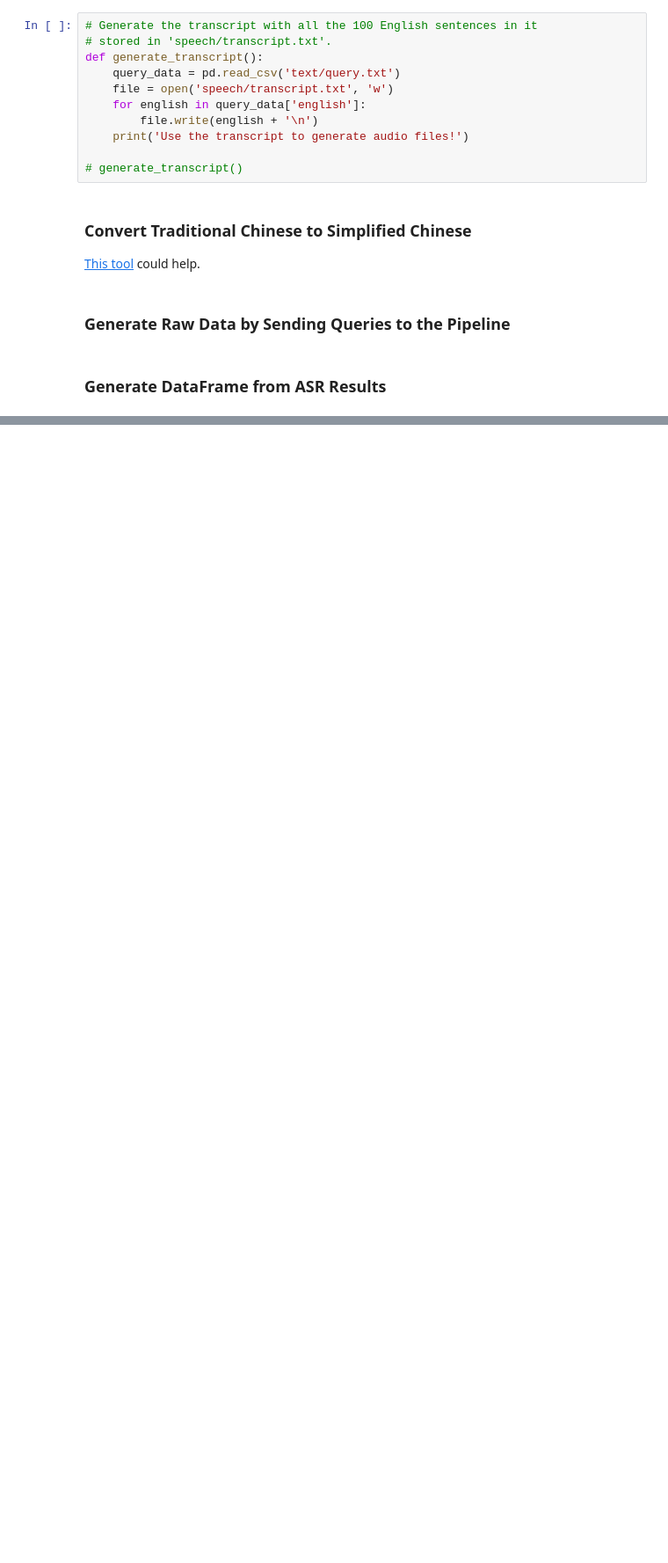
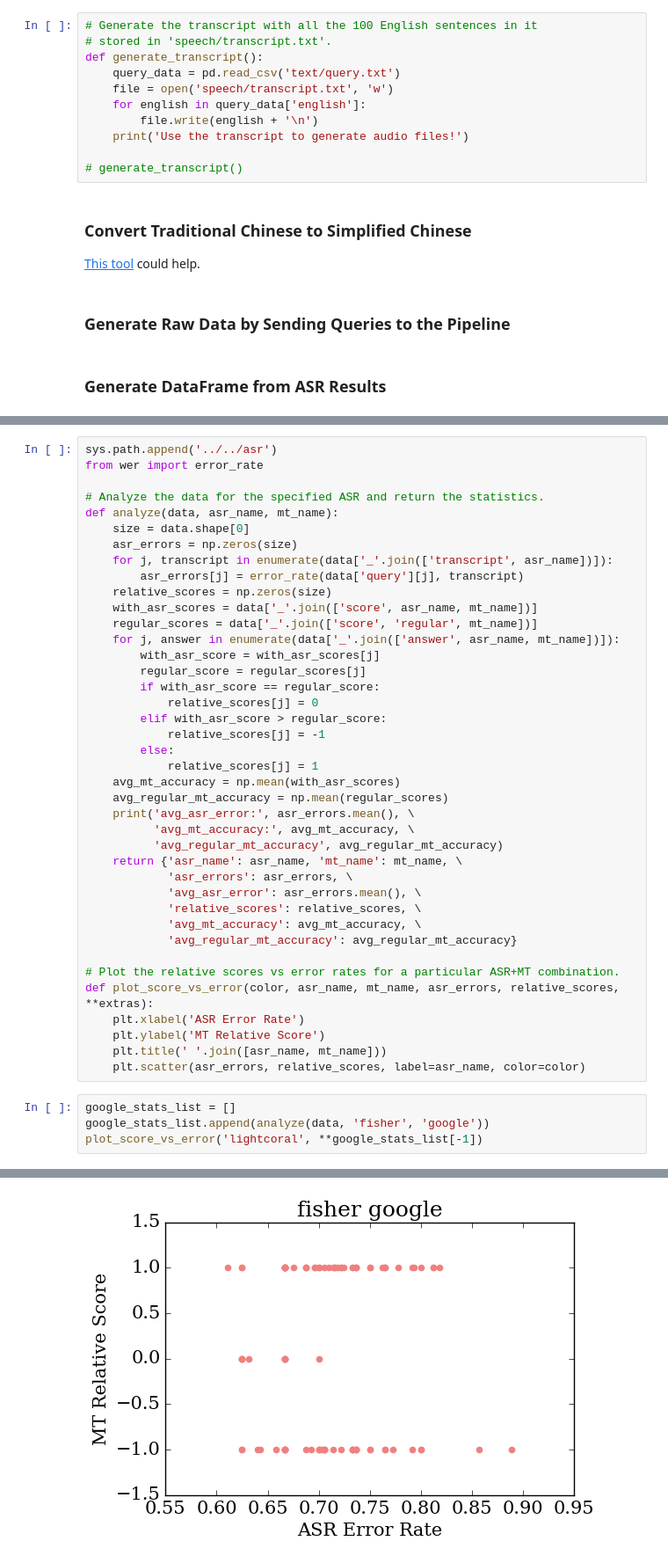
Before and after one commit to yunshengb/research, a Jupyter notebook: exp/asr_mt/analyze.ipynb, the cells around one changed output, grey strips where cells are left out. Shown: that part at 88% size. Saved outputs shown, nothing was run; the diff lists cells and outputs as text; blank space fills up the shorter version.

```diff
--- a/exp/asr_mt/analyze.ipynb
+++ b/exp/asr_mt/analyze.ipynb
@@ -156,0 +210,45 @@ Score: 0.6606328636027614
+# %%
+sys.path.append('../../asr')
+from wer import error_rate
+
+# Analyze the data for the specified ASR and return the statistics.
+def analyze(data, asr_name, mt_name):
+    size = data.shape[0]
+    asr_errors = np.zeros(size)
+    for j, transcript in enumerate(data['_'.join(['transcript', asr_name])]):
+        asr_errors[j] = error_rate(data['query'][j], transcript)
+    relative_scores = np.zeros(size)
+    with_asr_scores = data['_'.join(['score', asr_name, mt_name])]
+    regular_scores = data['_'.join(['score', 'regular', mt_name])]
+    for j, answer in enumerate(data['_'.join(['answer', asr_name, mt_name])]):
+        with_asr_score = with_asr_scores[j]
+        regular_score = regular_scores[j]
+        if with_asr_score == regular_score:
+            relative_scores[j] = 0
+        elif with_asr_score > regular_score:
+            relative_scores[j] = -1
+        else:
+            relative_scores[j] = 1
+    avg_mt_accuracy = np.mean(with_asr_scores)
+    avg_regular_mt_accuracy = np.mean(regular_scores)
+    print('avg_asr_error:', asr_errors.mean(), \
+          'avg_mt_accuracy:', avg_mt_accuracy, \
+          'avg_regular_mt_accuracy', avg_regular_mt_accuracy)
+    return {'asr_name': asr_name, 'mt_name': mt_name, \
+            'asr_errors': asr_errors, \
+            'avg_asr_error': asr_errors.mean(), \
+            'relative_scores': relative_scores, \
+            'avg_mt_accuracy': avg_mt_accuracy, \
+            'avg_regular_mt_accuracy': avg_regular_mt_accuracy}
+
+# Plot the relative scores vs error rates for a particular ASR+MT combination.
+def plot_score_vs_error(color, asr_name, mt_name, asr_errors, relative_scores, **extras):
+    plt.xlabel('ASR Error Rate')
+    plt.ylabel('MT Relative Score')
+    plt.title(' '.join([asr_name, mt_name]))
+    plt.scatter(asr_errors, relative_scores, label=asr_name, color=color)
+# %%
+google_stats_list = []
+google_stats_list.append(analyze(data, 'fisher', 'google'))
+plot_score_vs_error('lightcoral', **google_stats_list[-1])
+# %% [output]
@@ -156,0 +256 @@ Score: 0.6606328636027614
+[figure, added]
```
Also changed, not shown: parts of 13 cells of this notebook, 8 other files.
